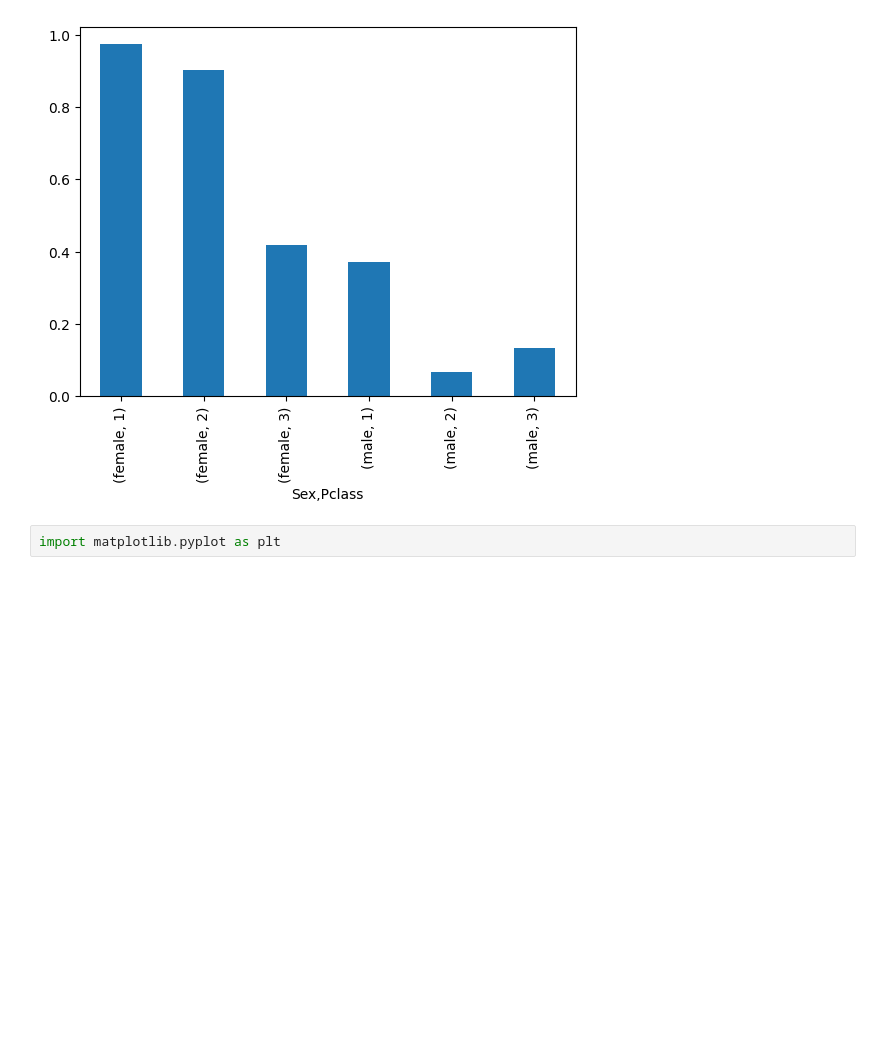
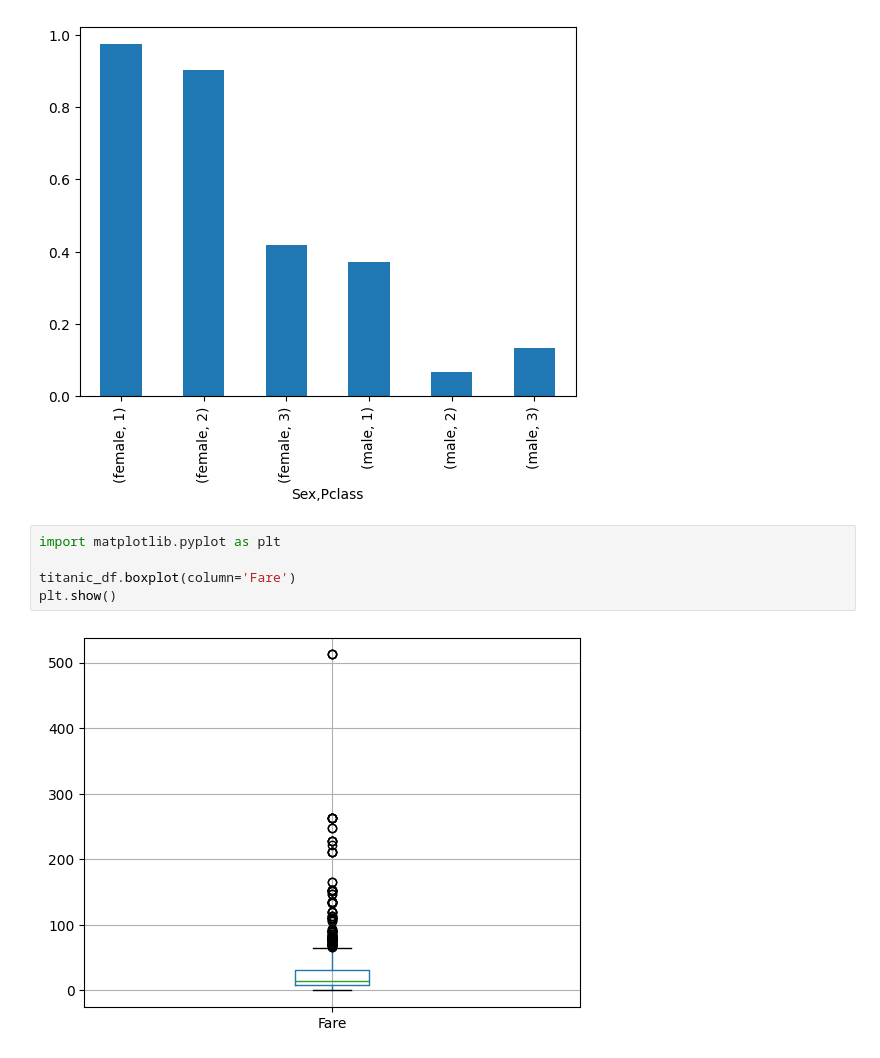
Before and after one commit to ithsgbg/python_ai_22, a Jupyter notebook: nov10/titanic.ipynb, the cells around one changed output. Saved outputs shown, nothing was run; the diff lists cells and outputs as text; blank space fills up the shorter version.

```diff
--- a/nov10/titanic.ipynb
+++ b/nov10/titanic.ipynb
@@ -127,3 +136,8 @@ titanic_df[titanic_df['Age'] >= 18].groupby(['Sex', 'Pclass'])['Survived'].mean(
 [figure]
 # %%
 import matplotlib.pyplot as plt
+
+titanic_df.boxplot(column='Fare')
+plt.show()
+# %% [output]
+[figure, added]
```
Also changed, not shown: parts of 9 cells of this notebook, 1 other file.
